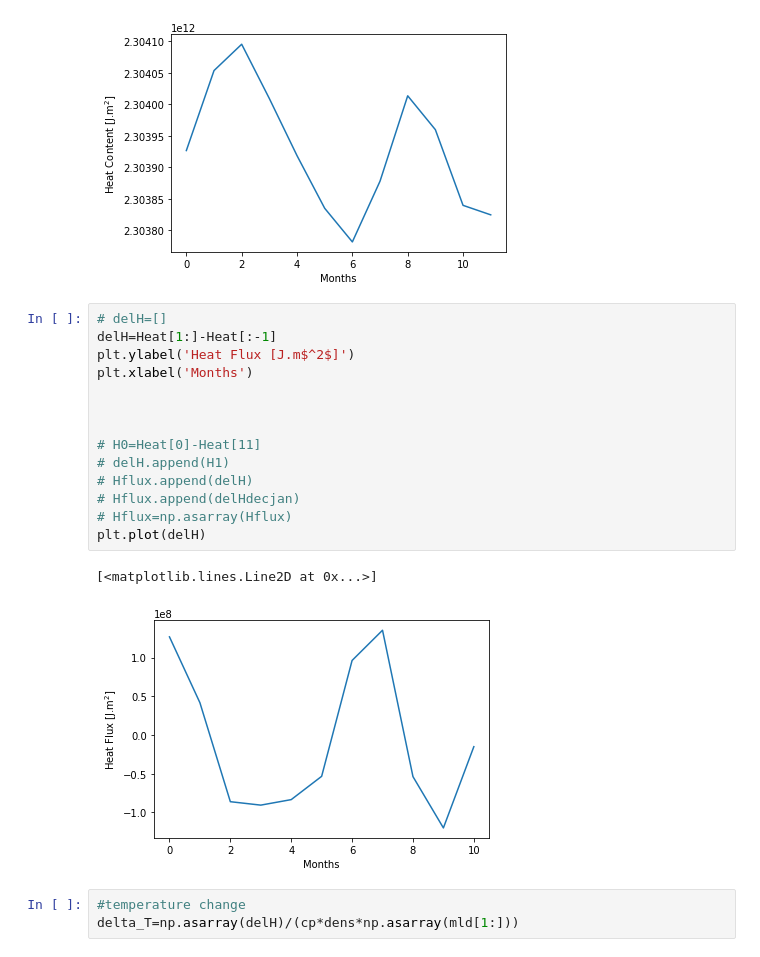
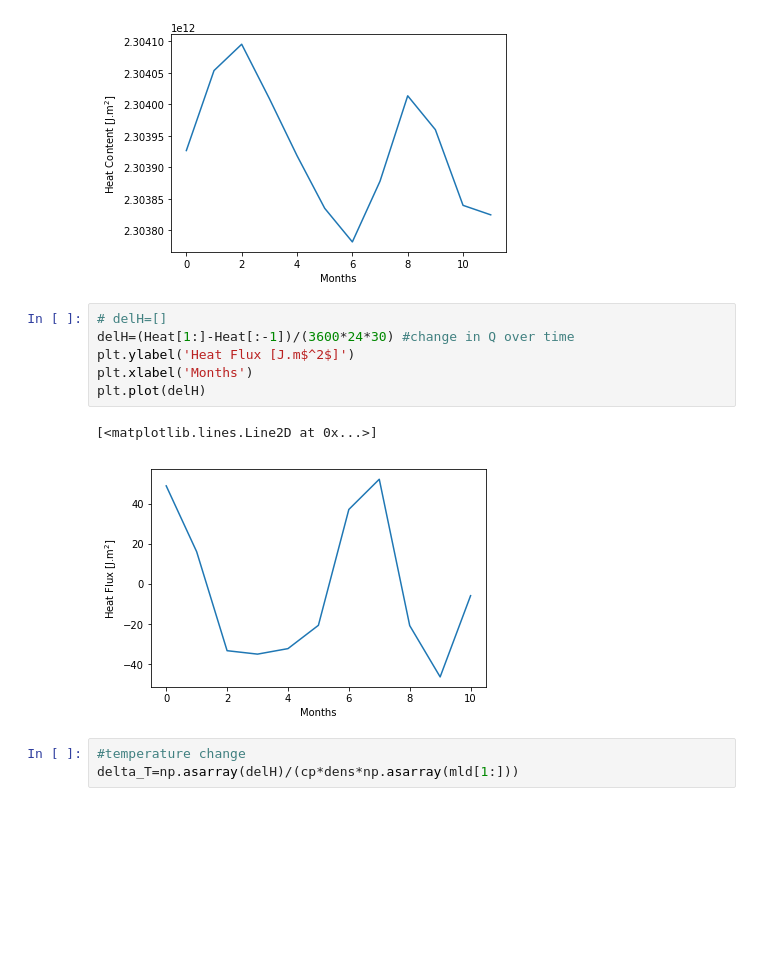
Before and after one commit to isgiddy/oc4920_code, a Jupyter notebook: Swart_Exercise1.ipynb, the cells around one changed output. Cells and saved outputs as stored; diff of their text form; blank space fills up the shorter version.

```diff
--- a/Swart_Exercise1.ipynb
+++ b/Swart_Exercise1.ipynb
@@ -71,21 +52,13 @@ Text(0.5,0,'Months')
 [figure]
 # %%
 # delH=[]
-delH=Heat[1:]-Heat[:-1]
+delH=(Heat[1:]-Heat[:-1])/(3600*24*30) #change in Q over time
 plt.ylabel('Heat Flux [J.m$^2$]')
 plt.xlabel('Months')
-
-
-
-# H0=Heat[0]-Heat[11]
-# delH.append(H1)
-# Hflux.append(delH)
-# Hflux.append(delHdecjan)
-# Hflux=np.asarray(Hflux)
 plt.plot(delH)
 # %% [output]
 [<matplotlib.lines.Line2D at 0x...>]
-[figure, old version]
+[figure, new version]
 # %%
 #temperature change
 delta_T=np.asarray(delH)/(cp*dens*np.asarray(mld[1:]))
```
Also changed, not shown: parts of 4 cells of this notebook.
